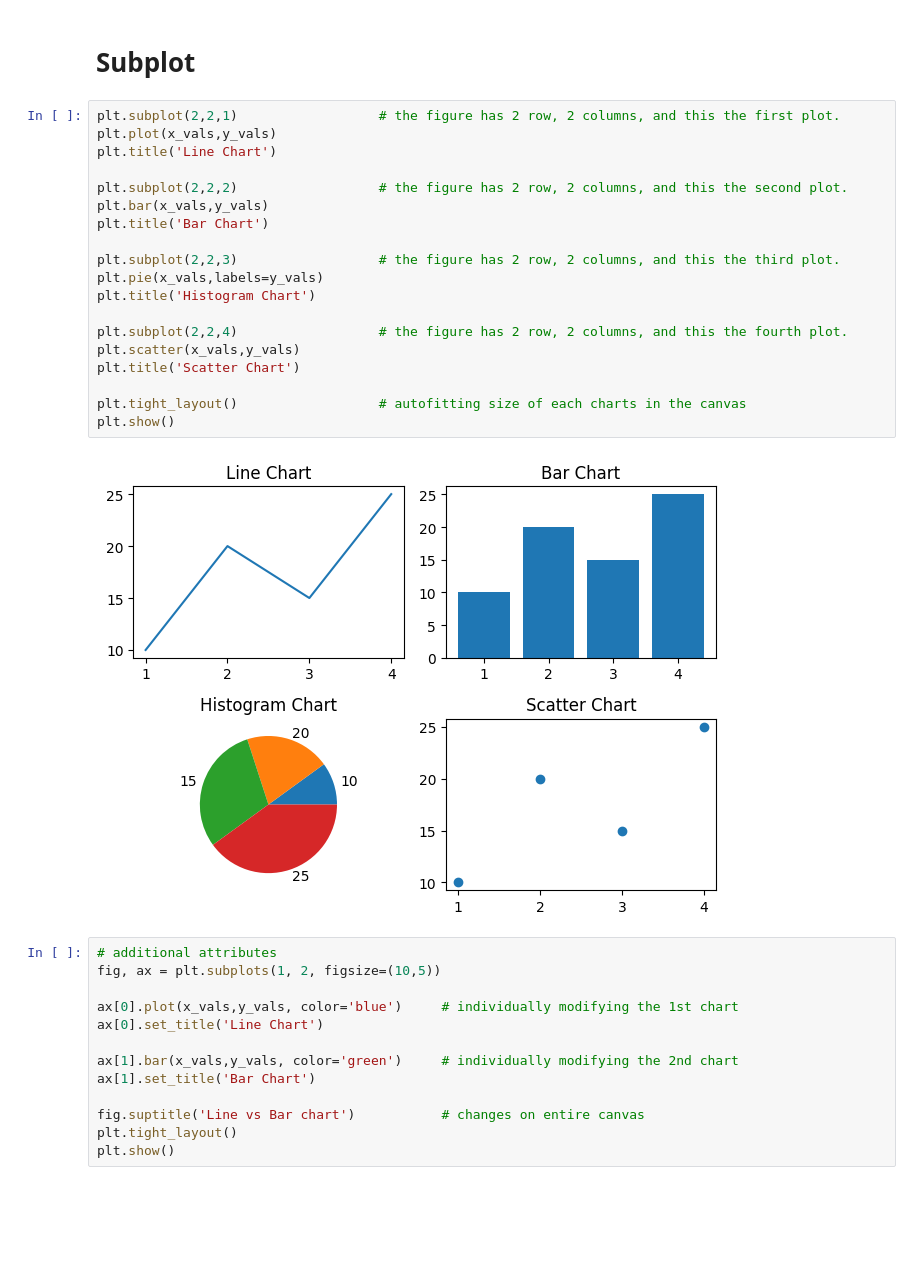
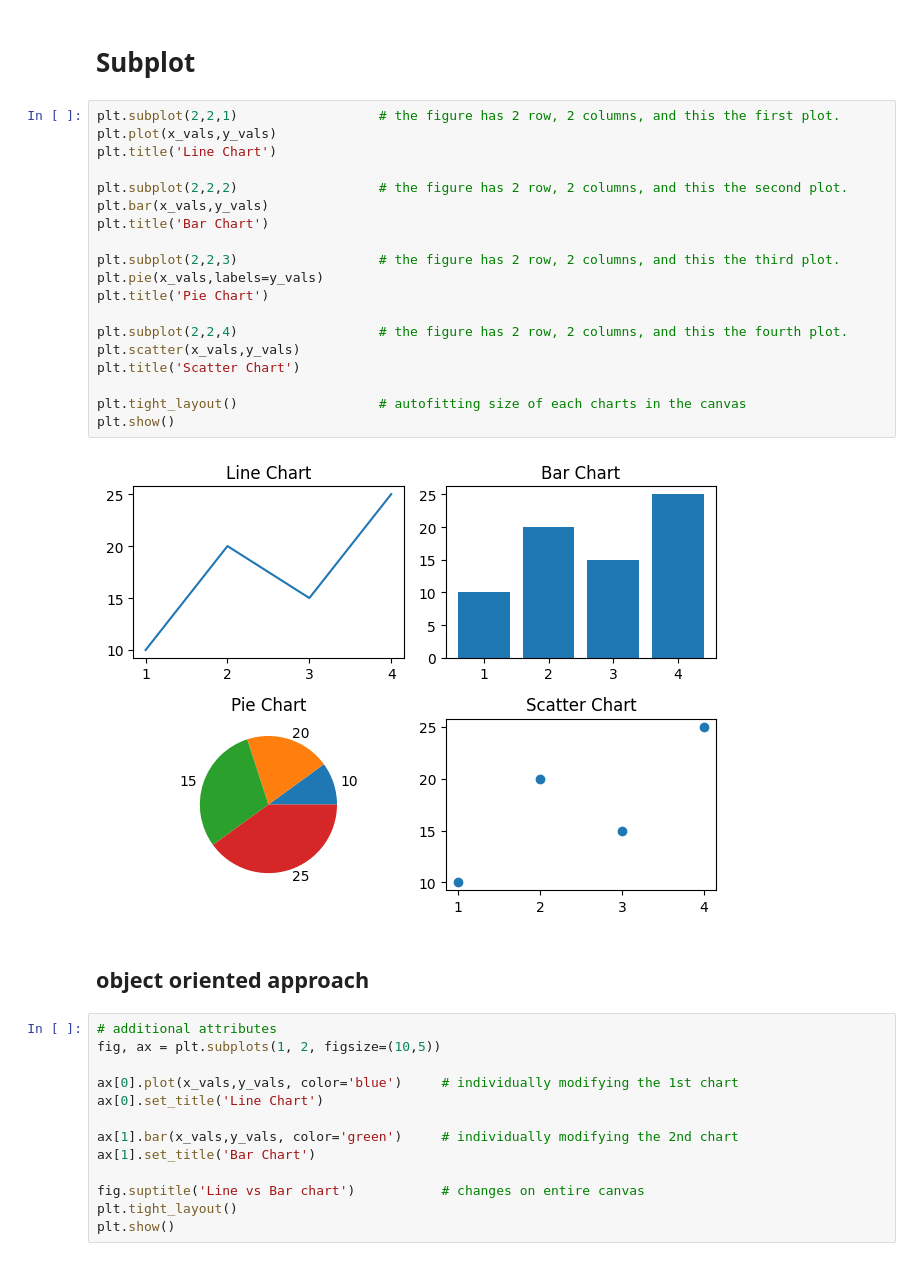
Before and after one commit to Vaishnavi-Gajinkar/Codingwise, a Jupyter notebook: matplotlib/concept_sheet.ipynb, the cells around one changed output. Cells and saved outputs as stored; diff of their text form; blank space fills up the shorter version.

```diff
--- a/matplotlib/concept_sheet.ipynb
+++ b/matplotlib/concept_sheet.ipynb
@@ -148,24 +148,26 @@ plt.show()
 # %%
 plt.subplot(2,2,1)                  # the figure has 2 row, 2 columns, and this the first plot.
 plt.plot(x_vals,y_vals)
 plt.title('Line Chart')
 
 plt.subplot(2,2,2)                  # the figure has 2 row, 2 columns, and this the second plot.
 plt.bar(x_vals,y_vals)
 plt.title('Bar Chart')
 
 plt.subplot(2,2,3)                  # the figure has 2 row, 2 columns, and this the third plot.
 plt.pie(x_vals,labels=y_vals)
-plt.title('Histogram Chart')
+plt.title('Pie Chart')
 
 plt.subplot(2,2,4)                  # the figure has 2 row, 2 columns, and this the fourth plot.
 plt.scatter(x_vals,y_vals)
 plt.title('Scatter Chart')
 
 plt.tight_layout()                  # autofitting size of each charts in the canvas
 plt.show()
 # %% [output]
-[figure, old version]
+[figure, new version]
+# %% [markdown]
+## object oriented approach
 # %%
 # additional attributes
 fig, ax = plt.subplots(1, 2, figsize=(10,5))
```
Also changed, not shown: parts of 1 cell of this notebook, 1 other file.
